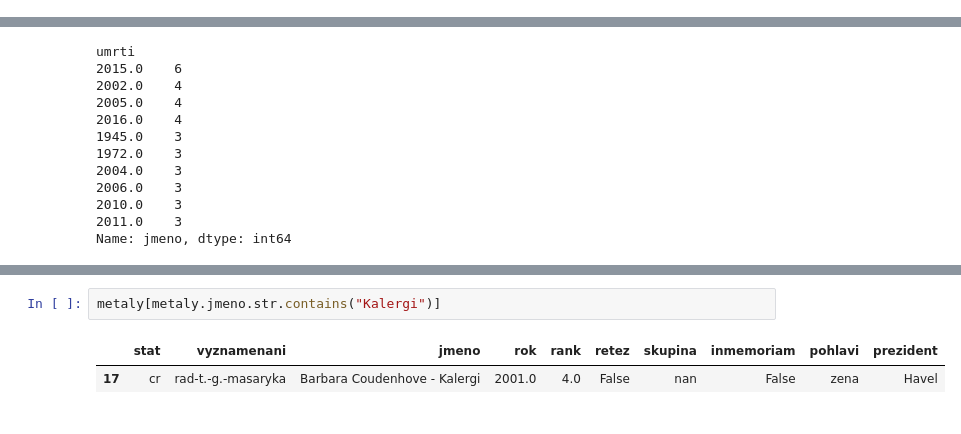
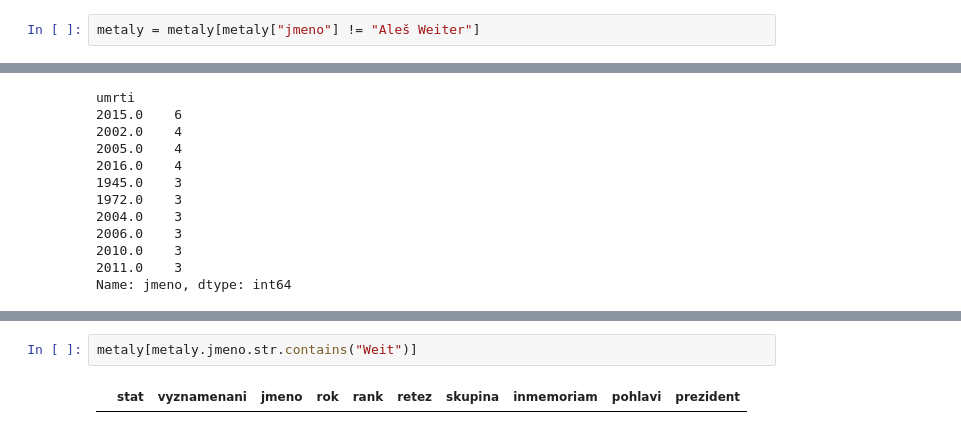
Before and after one commit to DataRozhlas/vyznamenani, a Jupyter notebook: vyznamenani.ipynb, the cells around one changed output, grey strips where cells are left out. Drawn from its saved outputs; the diff is of its cells as text.

```diff
--- a/vyznamenani.ipynb
+++ b/vyznamenani.ipynb
@@ -178,6 +178,8 @@ metaly.loc[metaly.jmeno.eq("Detlef"),"jmeno"]="Detlef Lingemann"
 metaly.loc[metaly.jmeno.eq("Alfred Duff Cooper"),"inmemoriam"]=True
 metaly.loc[metaly.jmeno.eq("Lech Aleksander Kaczyński"),"inmemoriam"]=True
 metaly.loc[metaly.jmeno.eq("George S. Patton"),"inmemoriam"]=True
+# %%
+metaly = metaly[metaly["jmeno"] != "Aleš Weiter"]
 # %%
 metaly.loc[(metaly["jmeno"] == "Karel Raška") & (metaly["rok"] == 2021),"jmeno"]="Karel Raška II."
 metaly.loc[(metaly["jmeno"] == "Pavel Žák") & (metaly["rok"] == 2021),"jmeno"]="Pavel Žák II."
@@ -821,5 +827,4 @@ metaly[(metaly["vyznamenani"] == "rad-bileho-lva") & (metaly["prezident"] == "Kl
 # %%
-metaly[metaly.jmeno.str.contains("Kalergi")]
+metaly[metaly.jmeno.str.contains("Weit")]
 # %% [output]
 |  | stat | vyznamenani | jmeno | rok | rank | retez | skupina | inmemoriam | pohlavi | prezident |
-| 17 | cr | rad-t.-g.-masaryka | Barbara Coudenhove - Kalergi | 2001.0 | 4.0 | False | nan | False | zena | Havel |
```
Also changed, not shown: parts of 53 cells of this notebook, 2 other files.
